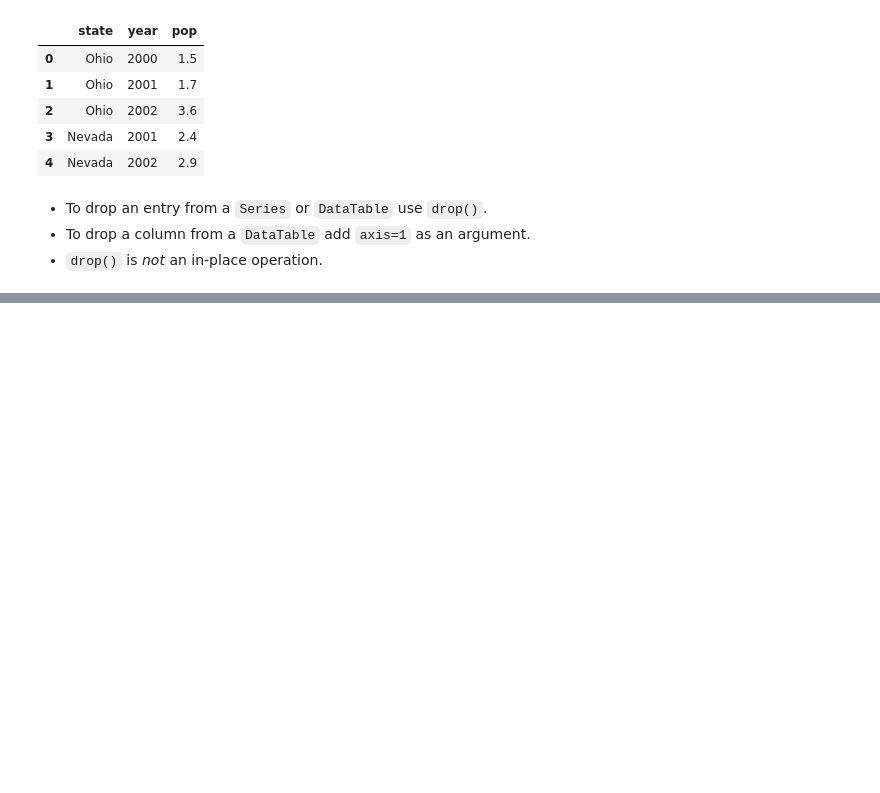
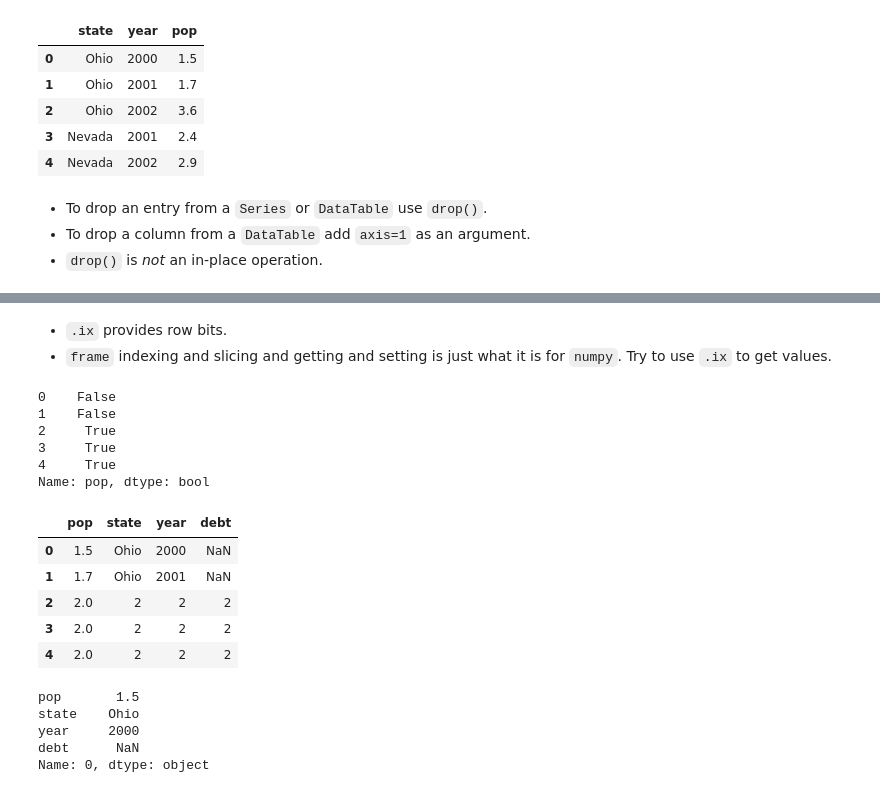
Before and after one commit to ResidentMario/notebooks, a Jupyter notebook: Python for Data Analysis Notes.ipynb, the cells around one changed output, grey strips where cells are left out. Saved outputs shown, nothing was run; the diff lists cells and outputs as text; code cells hidden in the pictures; blank space fills up the shorter version.

```diff
--- a/Numpy.ipynb
+++ b/Python for Data Analysis Notes.ipynb
@@ -355,0 +357,30 @@ frame2
+# %% [markdown]
+* `.ix` provides row bits.
+* `frame` indexing and slicing and getting and setting is just what it is for `numpy`. Try to use `.ix` to get values.
+# %%
+frame['pop'] > 2
+# %% [output]
+0    False
+1    False
+2     True
+3     True
+4     True
+Name: pop, dtype: bool
+# %%
+frame[frame['pop'] > 2] = 2
+frame
+# %% [output]
+|  | pop | state | year | debt |
+| 0 | 1.5 | Ohio | 2000 | NaN |
+| 1 | 1.7 | Ohio | 2001 | NaN |
+| 2 | 2.0 | 2 | 2 | 2 |
+| 3 | 2.0 | 2 | 2 | 2 |
+| 4 | 2.0 | 2 | 2 | 2 |
+# %%
+frame.ix[0]
+# %% [output]
+pop       1.5
+state    Ohio
+year     2000
+debt      NaN
+Name: 0, dtype: object
```
Also changed, not shown: parts of 20 cells of this notebook.
